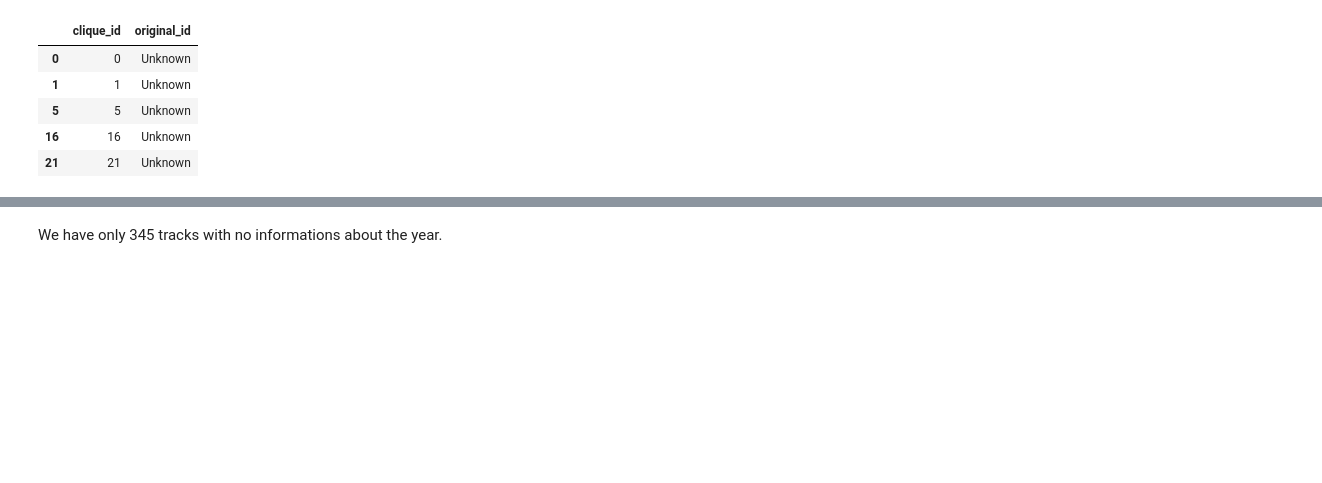
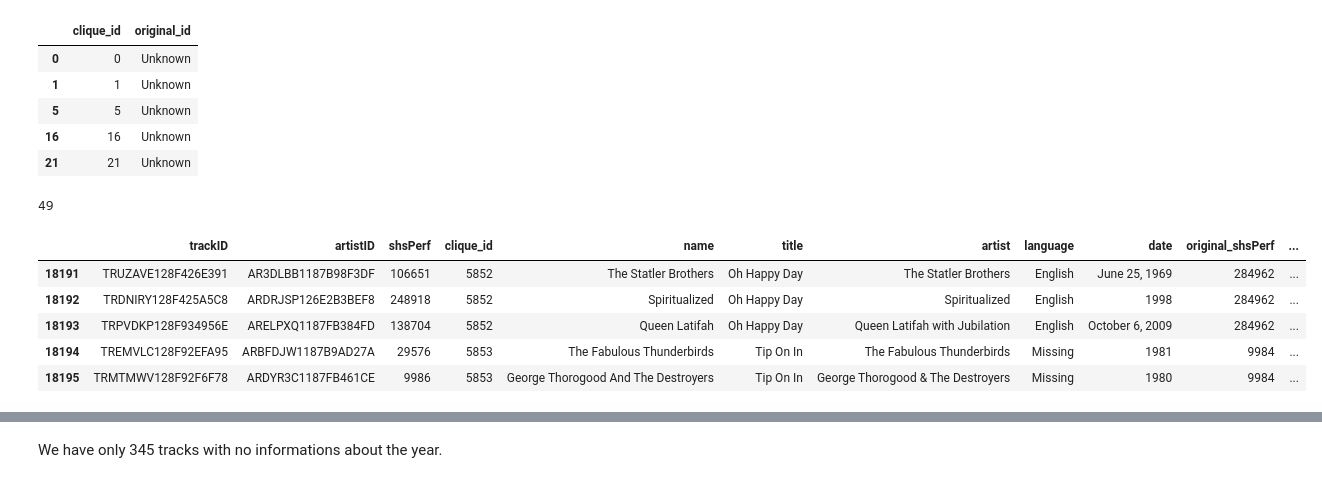
Before and after one commit to padesplaces/ada2017, a Jupyter notebook: project/Project Notebook.ipynb, the cells around one changed output, grey strips where cells are left out. Cells and saved outputs as stored; diff of their text form; code cells hidden in the pictures; blank space fills up the shorter version.

```diff
--- a/project/Project Notebook.ipynb
+++ b/project/Project Notebook.ipynb
@@ -647,4 +638,6 @@ original_song_df[original_song_df.original_id=='Unknown'].head()
 | 21 | 21 | Unknown |
 # %%
 #Number of original_id duplicates between two cliques
-original_song_df[(original_song_df.duplicated(subset='original_id')) & (original_song_df.original_id!='Unknown')]
+len(original_song_df[(original_song_df.duplicated(subset='original_id')) & (original_song_df.original_id!='Unknown')])
+# %% [output]
+49
@@ -655,3 +647,12 @@ merge_covers=covers.merge(original_song_df[['clique_id','original_id']],how='lef
+# %%
+covers.tail()
+# %% [output]
+|  | trackID | artistID | shsPerf | clique_id | name | title | artist | language | date | original_shsPerf | ... |
+| 18191 | TRUZAVE128F426E391 | AR3DLBB1187B98F3DF | 106651 | 5852 | The Statler Brothers | Oh Happy Day | The Statler Brothers | English | June 25, 1969 | 284962 | ... |
+| 18192 | TRDNIRY128F425A5C8 | ARDRJSP126E2B3BEF8 | 248918 | 5852 | Spiritualized | Oh Happy Day | Spiritualized | English | 1998 | 284962 | ... |
+| 18193 | TRPVDKP128F934956E | ARELPXQ1187FB384FD | 138704 | 5852 | Queen Latifah | Oh Happy Day | Queen Latifah with Jubilation | English | October 6, 2009 | 284962 | ... |
+| 18194 | TREMVLC128F92EFA95 | ARBFDJW1187B9AD27A | 29576 | 5853 | The Fabulous Thunderbirds | Tip On In | The Fabulous Thunderbirds | Missing | 1981 | 9984 | ... |
+| 18195 | TRMTMWV128F92F6F78 | ARDYR3C1187FB461CE | 9986 | 5853 | George Thorogood And The Destroyers | Tip On In | George Thorogood & The Destroyers | Missing | 1980 | 9984 | ... |
 # %%
 merge_covers.head(10)
 # %%
```
Also changed, not shown: parts of 7 cells of this notebook, 3 other files.
